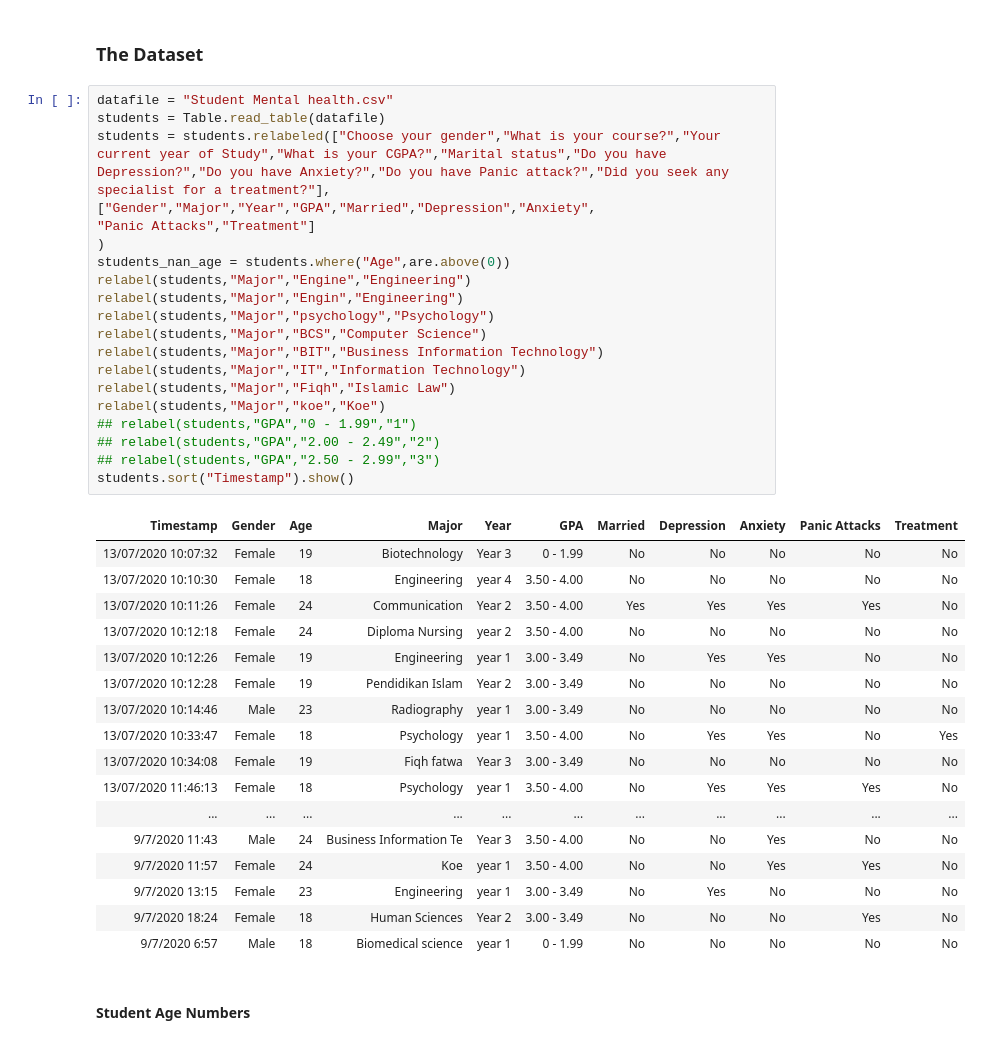
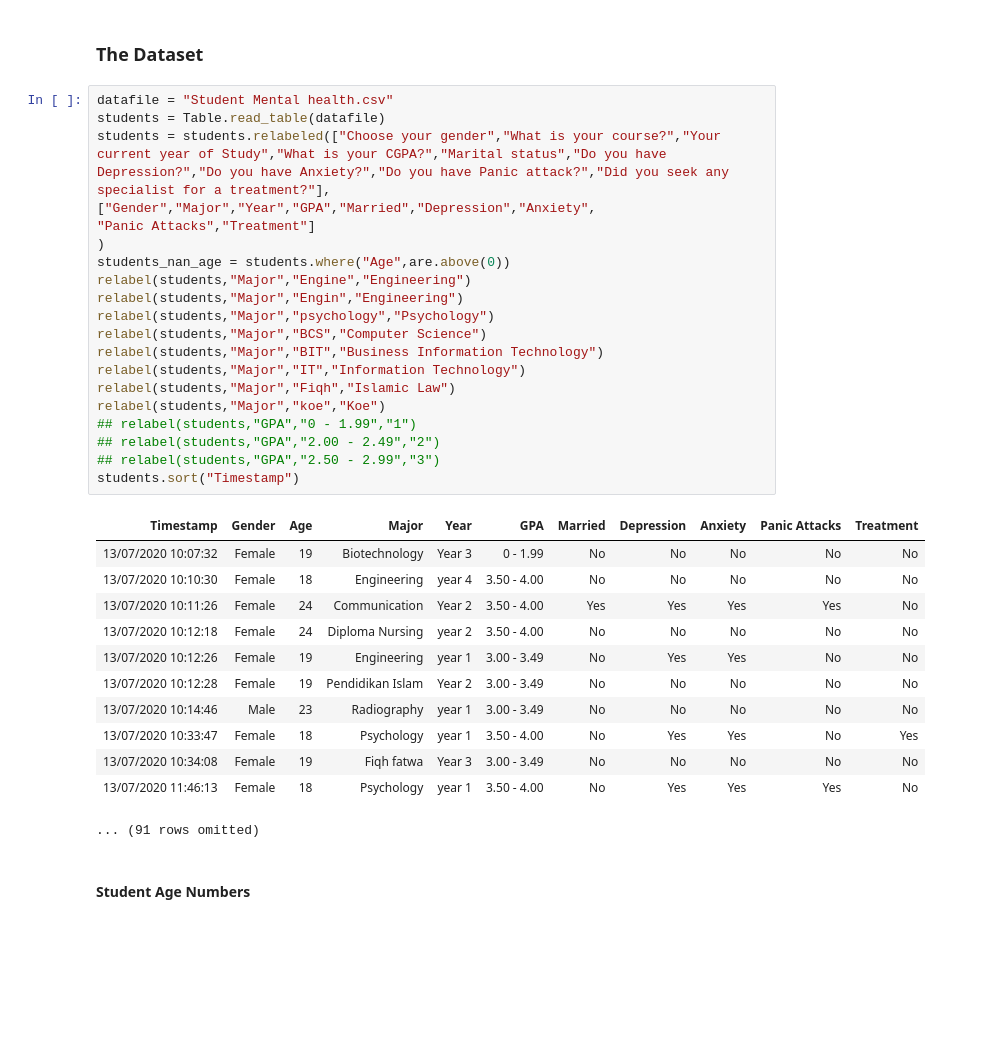
Before and after one commit to daveyloder/Temple-Code, a Jupyter notebook: SCTC 1013/Group Project/StudentHealth.ipynb, the cells around one changed output. Saved outputs shown, nothing was run; the diff lists cells and outputs as text; blank space fills up the shorter version.

```diff
--- a/SCTC 1013/Group Project/StudentHealth.ipynb
+++ b/SCTC 1013/Group Project/StudentHealth.ipynb
@@ -59,40 +59,35 @@ def relabel(table,column,search,replace):
 # %%
 datafile = "Student Mental health.csv"
 students = Table.read_table(datafile)
 students = students.relabeled(["Choose your gender","What is your course?","Your current year of Study","What is your CGPA?","Marital status","Do you have Depression?","Do you have Anxiety?","Do you have Panic attack?","Did you seek any specialist for a treatment?"], ["Gender","Major","Year","GPA","Married","Depression","Anxiety",
 "Panic Attacks","Treatment"]
 )
 students_nan_age = students.where("Age",are.above(0))
 relabel(students,"Major","Engine","Engineering")
 relabel(students,"Major","Engin","Engineering")
 relabel(students,"Major","psychology","Psychology")
 relabel(students,"Major","BCS","Computer Science")
 relabel(students,"Major","BIT","Business Information Technology")
 relabel(students,"Major","IT","Information Technology")
 relabel(students,"Major","Fiqh","Islamic Law")
 relabel(students,"Major","koe","Koe")
 ## relabel(students,"GPA","0 - 1.99","1")
 ## relabel(students,"GPA","2.00 - 2.49","2")
 ## relabel(students,"GPA","2.50 - 2.99","3")
-students.sort("Timestamp").show()
+students.sort("Timestamp")
 # %% [output]
 | Timestamp | Gender | Age | Major | Year | GPA | Married | Depression | Anxiety | Panic Attacks | Treatment |
 | 13/07/2020 10:07:32 | Female | 19 | Biotechnology | Year 3 | 0 - 1.99 | No | No | No | No | No |
 | 13/07/2020 10:10:30 | Female | 18 | Engineering | year 4 | 3.50 - 4.00 | No | No | No | No | No |
 | 13/07/2020 10:11:26 | Female | 24 | Communication | Year 2 | 3.50 - 4.00 | Yes | Yes | Yes | Yes | No |
 | 13/07/2020 10:12:18 | Female | 24 | Diploma Nursing | year 2 | 3.50 - 4.00 | No | No | No | No | No |
 | 13/07/2020 10:12:26 | Female | 19 | Engineering | year 1 | 3.00 - 3.49 | No | Yes | Yes | No | No |
 | 13/07/2020 10:12:28 | Female | 19 | Pendidikan Islam | Year 2 | 3.00 - 3.49 | No | No | No | No | No |
 | 13/07/2020 10:14:46 | Male | 23 | Radiography | year 1 | 3.00 - 3.49 | No | No | No | No | No |
 | 13/07/2020 10:33:47 | Female | 18 | Psychology | year 1 | 3.50 - 4.00 | No | Yes | Yes | No | Yes |
 | 13/07/2020 10:34:08 | Female | 19 | Fiqh fatwa | Year 3 | 3.00 - 3.49 | No | No | No | No | No |
 | 13/07/2020 11:46:13 | Female | 18 | Psychology | year 1 | 3.50 - 4.00 | No | Yes | Yes | Yes | No |
-| ... | ... | ... | ... | ... | ... | ... | ... | ... | ... | ... |
-| 9/7/2020 11:43 | Male | 24 | Business Information Te | Year 3 | 3.50 - 4.00 | No | No | Yes | No | No |
-| 9/7/2020 11:57 | Female | 24 | Koe | year 1 | 3.50 - 4.00 | No | No | Yes | Yes | No |
-| 9/7/2020 13:15 | Female | 23 | Engineering | year 1 | 3.00 - 3.49 | No | Yes | No | No | No |
-| 9/7/2020 18:24 | Female | 18 | Human Sciences | Year 2 | 3.00 - 3.49 | No | No | No | Yes | No |
-| 9/7/2020 6:57 | Male | 18 | Biomedical science | year 1 | 0 - 1.99 | No | No | No | No | No |
+... (91 rows omitted)
 # %% [markdown]
 #### Student Age Numbers
 # %% [markdown]
```
Also changed, not shown: parts of 17 cells of this notebook.
